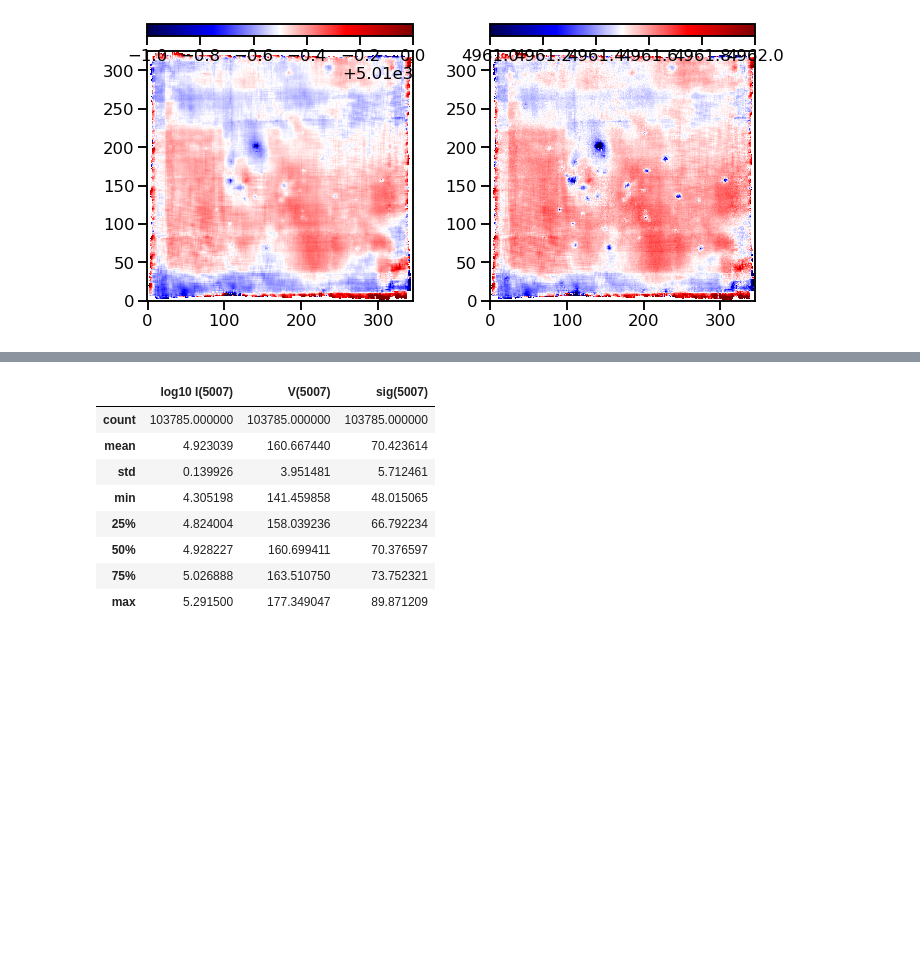
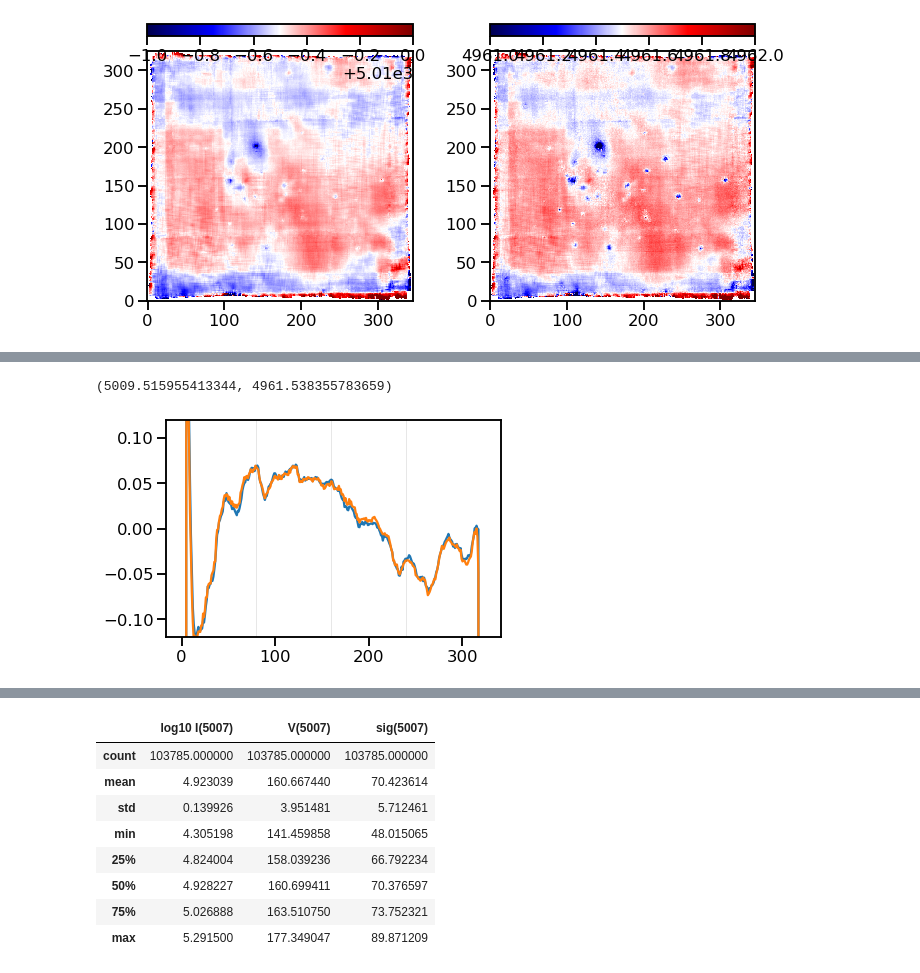
Before and after one commit to will-henney/muse-hii-regions, a Jupyter notebook: notebooks/03-01-oiii-moment-maps.ipynb, the cells around one changed output, grey strips where cells are left out. Drawn from its saved outputs; the diff is of its cells as text; code cells hidden in the pictures; blank space fills up the shorter version.

```diff
--- a/notebooks/03-01-oiii-moment-maps.ipynb
+++ b/notebooks/03-01-oiii-moment-maps.ipynb
@@ -235,0 +299,21 @@ mom5007[2].plot(
+# %%
+fig, ax = plt.subplots()
+wav5007 = np.median(mom5007[1].data.data)
+wav4959 = np.median(mom4959[1].data.data)
+#ax.plot(mom5007[1].data.mean(axis=1) - wav5007)
+#ax.plot(mom4959[1].data.mean(axis=1) - wav4959)
+ax.plot(
+    np.median(mom5007[1].data.data, axis=1)
+    - wav5007
+)
+ax.plot(
+    np.median(mom4959[1].data.data, axis=1)
+    - wav4959
+)
+ax.set(ylim=[-0.12, 0.12])
+for i0 in [80, 160, 240]:
+    ax.axvline(i0, lw=0.5, color="k", alpha=0.2)
+wav5007, wav4959
+# %% [output]
+(5009.515955413344, 4961.538355783659)
+[figure, added]
```
Also changed, not shown: parts of 27 cells of this notebook, 2 other files.
